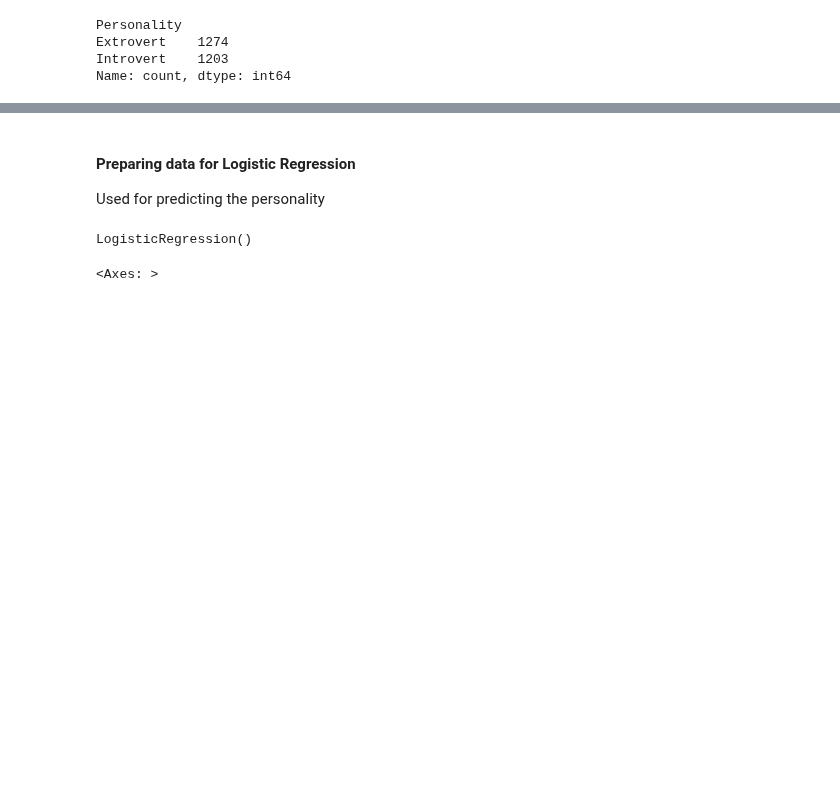
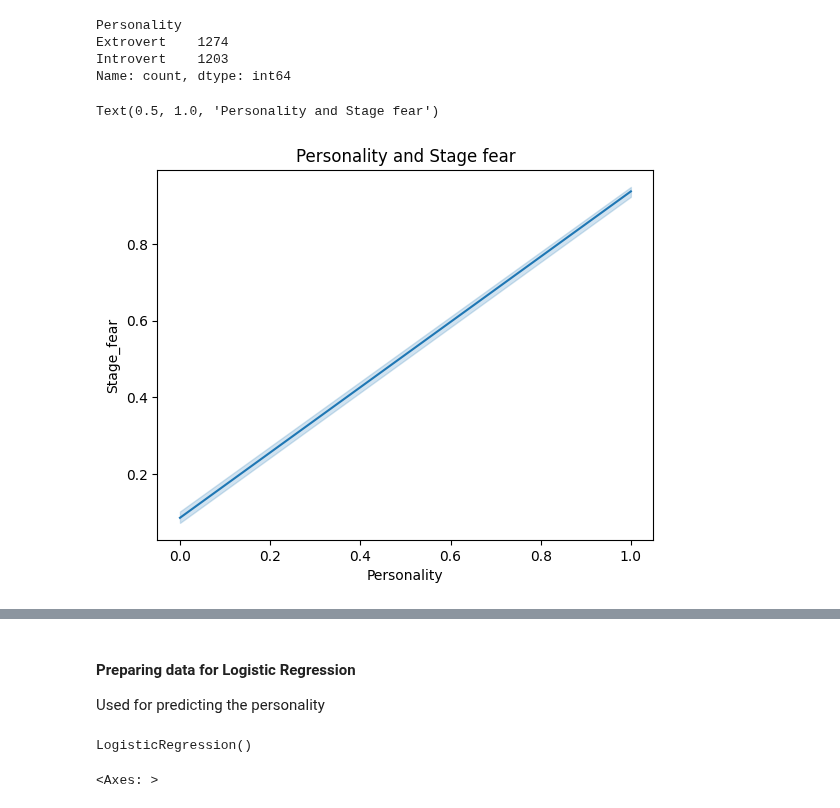
Before and after one commit to miguelestradam3/logistic_regression_with_smote, a Jupyter notebook: main.ipynb, the cells around one changed output, grey strips where cells are left out. Cells and saved outputs as stored; diff of their text form; code cells hidden in the pictures; blank space fills up the shorter version.

```diff
--- a/main.ipynb
+++ b/main.ipynb
@@ -100,0 +95,6 @@ Name: count, dtype: int64
+# %%
+sns.lineplot(data=data_personality, x='Personality', y='Stage_fear')
+plt.title("Personality and Stage fear")
+# %% [output]
+Text(0.5, 1.0, 'Personality and Stage fear')
+[figure, added]
```
Also changed, not shown: parts of 11 cells of this notebook.
